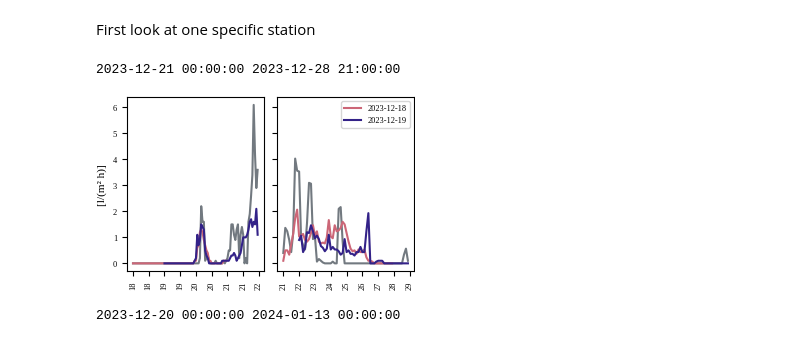
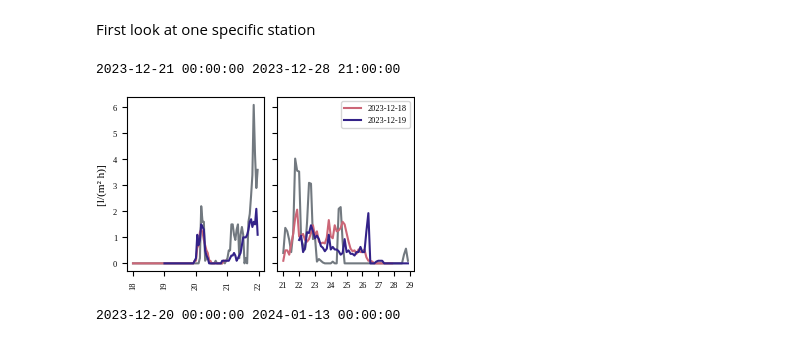
Before and after one commit to RobinU434/DataLiteracy, a Jupyter notebook: studies/13_01_24_RU_MAIN.ipynb, the cells around one changed output. Saved outputs shown, nothing was run; the diff lists cells and outputs as text; code cells hidden in the pictures.

```diff
--- a/studies/13_01_24_RU_MAIN.ipynb
+++ b/studies/13_01_24_RU_MAIN.ipynb
@@ -165,45 +240,44 @@ real = forecast2[
 axs[1].plot(real["time"], real["precipitation_real"] / 3, zorder=0, c=tue_plot_colors[1], alpha=0.7)
 
 
-axs[0].set_xticks(axs[0].get_xticks(), axs[0].get_xticklabels(), rotation=90)
+axs[0].set_xticks(axs[0].get_xticks()[::2], axs[0].get_xticklabels()[::2], rotation=90)
 
 
 axs[0].set_ylabel("[l/(m² h)]", rotation = 90)
 
-axs[1].set_xticks(axs[1].get_xticks(), axs[1].get_xticklabels(), rotation=90)
 
 axs[1].legend()
 
 #fig.suptitle("Precipitation in December \n Dachsberg-Wolpadingen")
 
 
 #Axis Formatter
 # ax.legend()
 formatter = matplotlib.dates.DateFormatter('%d')
 axs[0].xaxis.set_major_formatter(formatter)
 axs[1].xaxis.set_major_formatter(formatter)
 
 
 #Create Legend
 handles=[]
 # Add lines for each call_time in the legend
 for i, call_time in enumerate(call_times[10:10+num_call_times]):
     formatted_date =(call_time.date()).strftime('%d-%m')
     line = mlines.Line2D([], [], color=tue_plot_colors[i], marker='.', ls='', label=str(formatted_date))
     handles.append(line)
 text_line = mlines.Line2D([], [], color='white', marker='', ls='', label='')
 handles.append(text_line)
 # Add a line for the reference
 reference_line = mlines.Line2D([], [], color=tue_plot_colors[1], marker='.', ls='', label='Reference')
 handles.append(reference_line)
 
 # Add the legend to the first subplot (axs[0])
 plt.legend()
 
 plt.savefig(os.path.join(FIG_SAVE_BASE_PATH,"fig_forecast_dec_diff_call_times.pdf"))
 # %% [output]
 2023-12-21 00:00:00 2023-12-28 21:00:00
-[figure, old version]
+[figure, new version]
 # %%
 import pandas
 #Issue I need the plot to start at 13.12 and end at 13.01
```
Also changed, not shown: parts of 18 cells of this notebook.
